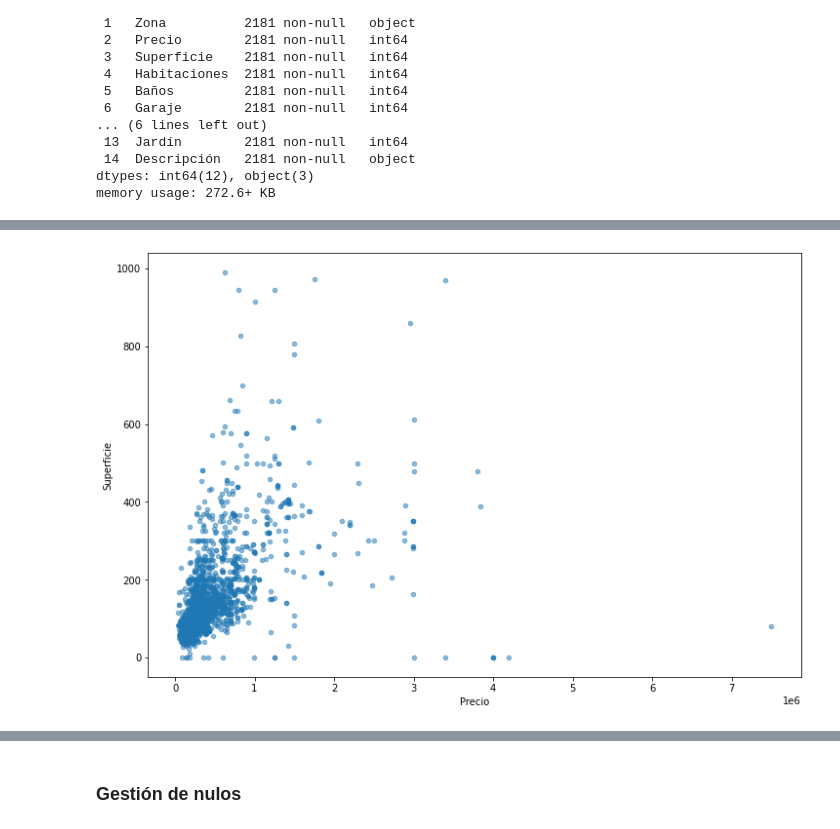
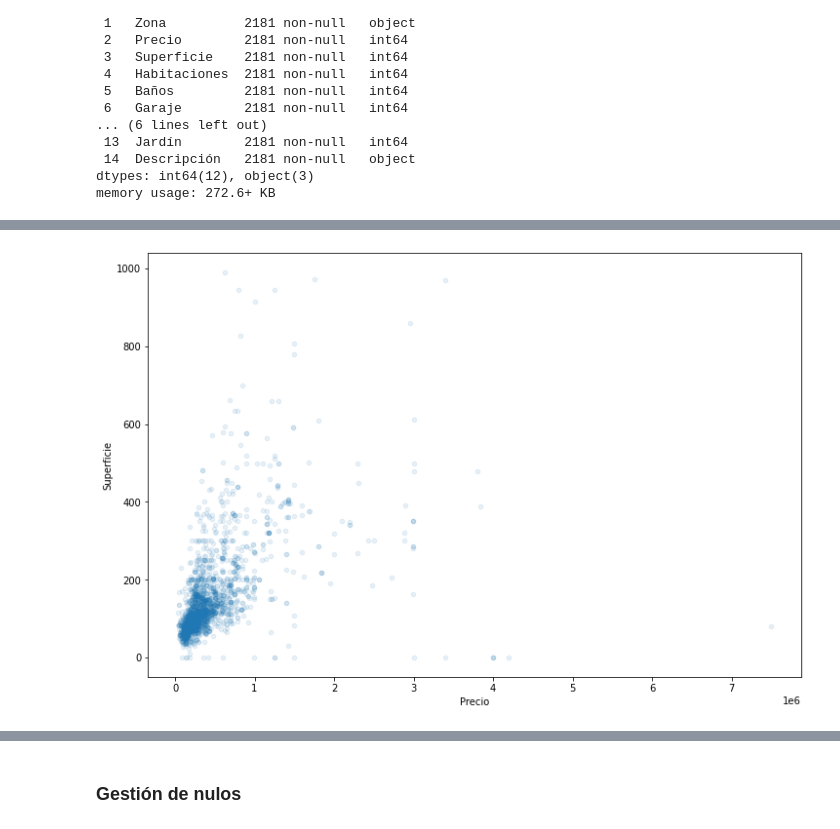
Before and after one commit to sergiotoscanodiaz/MalagaHouse, a Jupyter notebook: MalagaHouse.ipynb, the cells around one changed output, grey strips where cells are left out. Cells and saved outputs as stored; diff of their text form; code cells hidden in the pictures.

```diff
--- a/MalagaHouse.ipynb
+++ b/MalagaHouse.ipynb
@@ -28,8 +32,8 @@ import matplotlib.pyplot as plt
 import seaborn as sns
 %matplotlib inline
 # %%
-#file_path = '/content/drive/MyDrive/datasets/MalagaHouse/housingzonas.csv'
+file_path = '/content/drive/MyDrive/datasets/MalagaHouse/housingzonas.csv'
+houses = pd.read_csv(file_path)
+
+#file_path = '/content/drive/MyDrive/housing (2).csv'
 #houses = pd.read_csv(file_path)
-
-file_path = '/content/drive/MyDrive/housing (2).csv'
-houses = pd.read_csv(file_path)
@@ -213,5 +275,5 @@ houses.describe()
 # %%
-houses.plot(kind="scatter", x = "Precio", y = "Superficie", figsize = (12, 8), alpha = 0.5)
+houses.plot(kind="scatter", x = "Precio", y = "Superficie", figsize = (12, 8), alpha = 0.1)
 plt.show()
 # %% [output]
-[figure, old version]
+[figure, new version]
```
Also changed, not shown: parts of 104 cells of this notebook.
